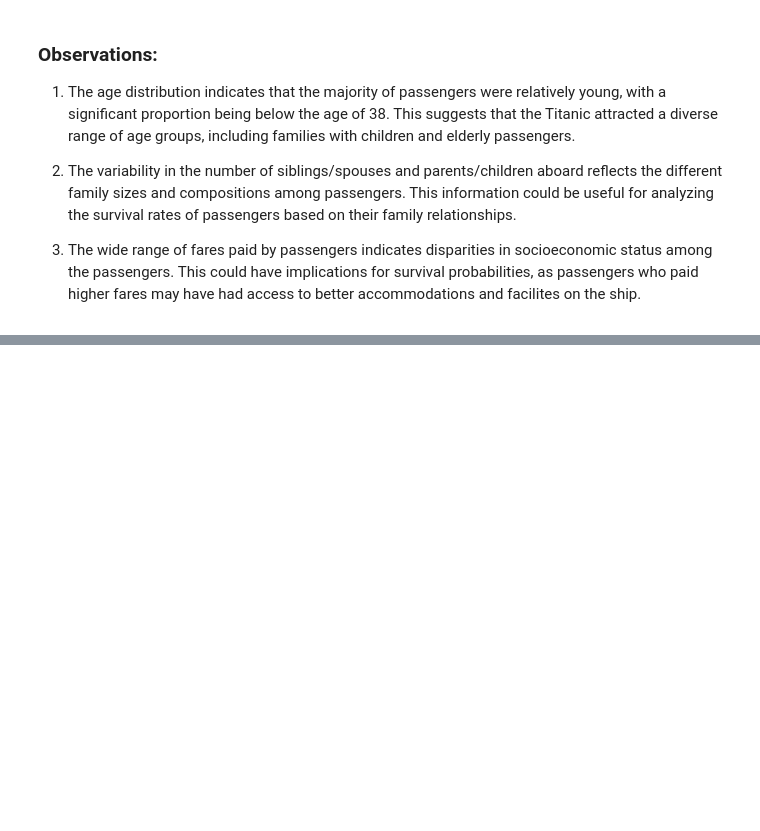
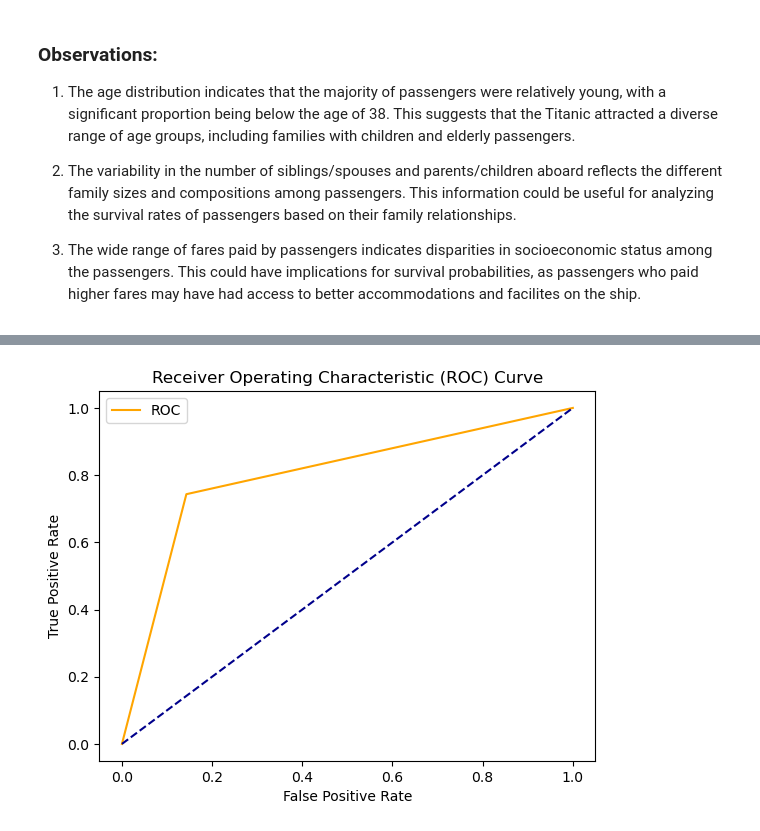
Before and after one commit to Priyanshu501/Assignments, a Jupyter notebook: Logistic Regression/Logistic_Regression.ipynb, the cells around one changed output, grey strips where cells are left out. Saved outputs shown, nothing was run; the diff lists cells and outputs as text; code cells hidden in the pictures; blank space fills up the shorter version.

Commit message:
Done Data Preprocessing, Model Building, Model Evaluation

```diff
--- a/Logistic Regression/Logistic_Regression.ipynb
+++ b/Logistic Regression/Logistic_Regression.ipynb
@@ -98,0 +153,10 @@ for feature in cat_features:
+# %%
+# Encoding Categorical Variables:
+
+from sklearn.preprocessing import LabelEncoder
+
+label_encoder = LabelEncoder()
+df['Sex'] = label_encoder.fit_transform(df['Sex'])
+df['Embarked'] = label_encoder.fit_transform(df['Embarked'])
+
+display(df)
@@ -98,0 +177,15 @@ for feature in cat_features:
+# %%
+# Defining Features and Target Variable
+X = df[['Pclass', 'Sex', 'Age', 'SibSp', 'Parch', 'Fare', 'Embarked']]
+y = df['Survived']
+
+from sklearn.model_selection import train_test_split
+
+X_train, X_test, y_train, y_test = train_test_split(X, y, test_size = 0.2, random_state=42)
+# %%
+# Building the Logistic Regression Model
+
+from sklearn.linear_model import LogisticRegression
+
+model = LogisticRegression(max_iter=1000)
+model.fit(X_train, y_train)
@@ -98,0 +194,3 @@ for feature in cat_features:
+# %%
+# Making Predictions
+y_pred = model.predict(X_test)
@@ -98,0 +224,14 @@ for feature in cat_features:
+# %%
+# Visualize the ROC curve
+from sklearn.metrics import roc_curve
+
+fpr, tpr, thresholds = roc_curve(y_test, y_pred)
+plt.plot(fpr, tpr, color='orange', label='ROC')
+plt.plot([0, 1], [0, 1], color='darkblue', linestyle='--')
+plt.xlabel('False Positive Rate')
+plt.ylabel('True Positive Rate')
+plt.title('Receiver Operating Characteristic (ROC) Curve')
+plt.legend()
+plt.show()
+# %% [output]
+[figure, added]
```
Also changed, not shown: parts of 17 cells of this notebook.
